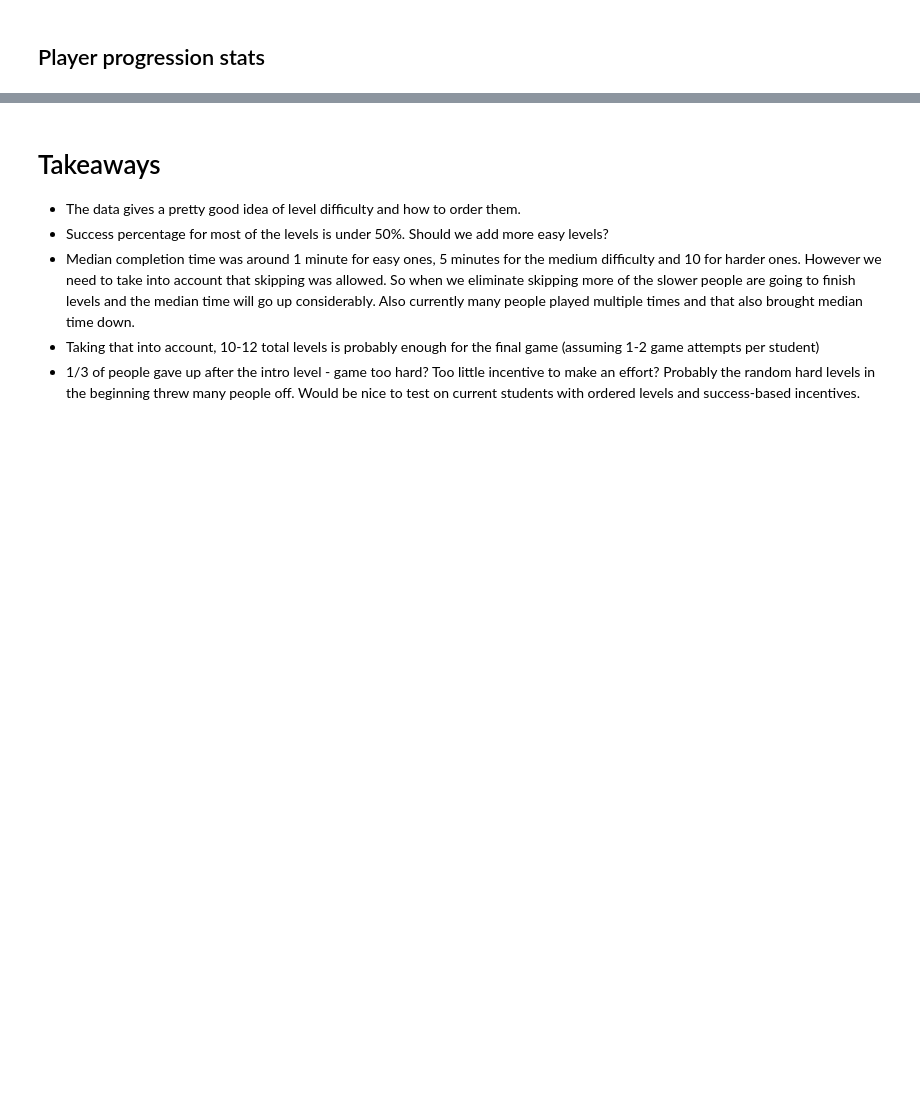
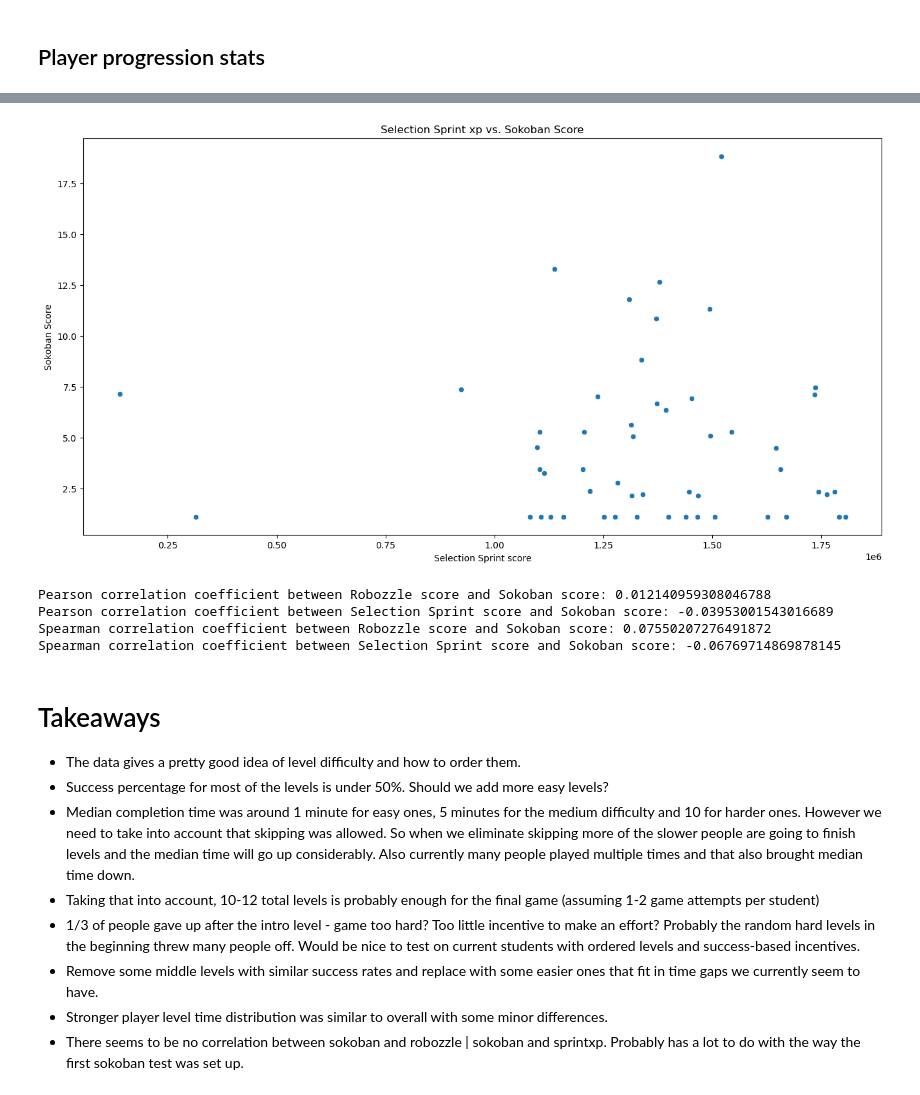
Before and after one commit to Whovillage/sokoban-analysis, a Jupyter notebook: sokoban.ipynb, the cells around one changed output, grey strips where cells are left out. Saved outputs shown, nothing was run; the diff lists cells and outputs as text; code cells hidden in the pictures; blank space fills up the shorter version.

Commit message:
Correlation analysis, Strong player analysis

```diff
--- a/sokoban.ipynb
+++ b/sokoban.ipynb
@@ -211,3 +255,31 @@ Name: level_id, dtype: int64
+# %%
+# # plot selectionsprintxp from df_games against sokoban_score
+
+plt.figure(figsize=(16, 8))
+sns.scatterplot(x='selectionsprintxp', y='sokoban_score', data=df_games)
+plt.xlabel('Selection Sprint score')
+plt.ylabel('Sokoban Score')
+plt.title('Selection Sprint xp vs. Sokoban Score')
+plt.show()
+# %% [output]
+[figure, added]
+# %%
+# Pearson correlation coefficient
+
+print(f"Pearson correlation coefficient between Robozzle score and Sokoban score: {df_games['zzzlegamelastlevel'].corr(df_games['sokoban_score'])}")
+
+print(f"Pearson correlation coefficient between Selection Sprint score and Sokoban score: {df_games['selectionsprintxp'].corr(df_games['sokoban_score'])}")
+
+
+# Calclate spearman for both too
+
+print(f"Spearman correlation coefficient between Robozzle score and Sokoban score: {df_games['zzzlegamelastlevel'].corr(df_games['sokoban_score'], method='spearman')}")
+print(f"Spearman correlation coefficient between Selection Sprint score and Sokoban score: {df_games['selectionsprintxp'].corr(df_games['sokoban_score'], method='spearman')}")
+# %% [output]
+Pearson correlation coefficient between Robozzle score and Sokoban score: 0.012140959308046788
+Pearson correlation coefficient between Selection Sprint score and Sokoban score: -0.03953001543016689
+Spearman correlation coefficient between Robozzle score and Sokoban score: 0.07550207276491872
+Spearman correlation coefficient between Selection Sprint score and Sokoban score: -0.06769714869878145
 # %% [markdown]
 # Takeaways
 
@@ -216,3 +288,6 @@ Name: level_id, dtype: int64
 * Median completion time was around 1 minute for easy ones, 5 minutes for the medium difficulty and 10 for harder ones. However we need to take into account that skipping was allowed. So when we eliminate skipping more of the slower people are going to finish levels and the median time will go up considerably. Also currently many people played multiple times and that also brought median time down.
 * Taking that into account, 10-12 total levels is probably enough for the final game (assuming 1-2 game attempts per student)
 * 1/3 of people gave up after the intro level - game too hard? Too little incentive to make an effort? Probably the random hard levels in the beginning threw many people off. Would be nice to test on current students with ordered levels and success-based incentives.
+* Remove some middle levels with similar success rates and replace with some easier ones that fit in time gaps we currently seem to have.
+* Stronger player level time distribution was similar to overall with some minor differences.
+* There seems to be no correlation between sokoban and robozzle | sokoban and sprintxp. Probably has a lot to do with the way the first sokoban test was set up.
```
Also changed, not shown: parts of 15 cells of this notebook, 1 other file.
